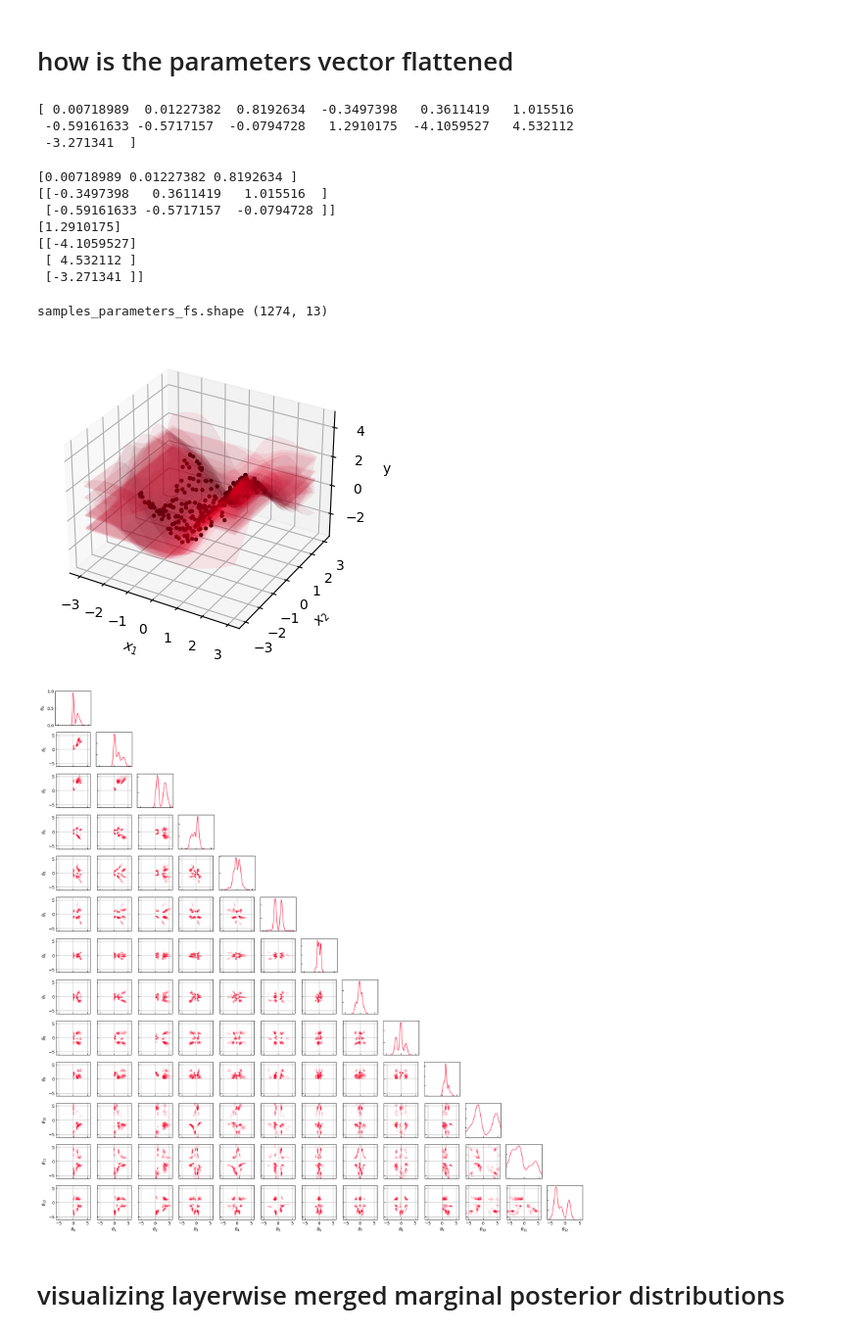
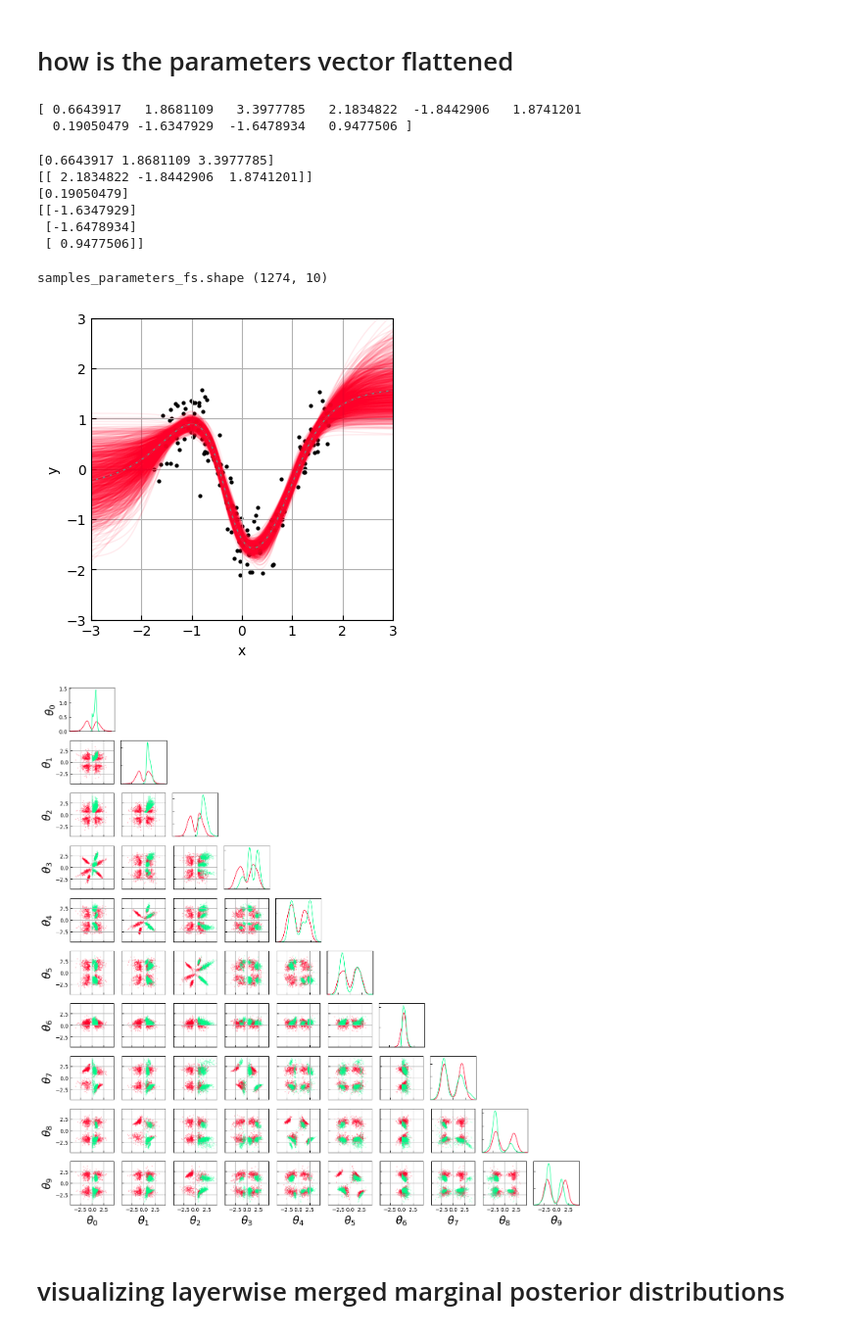
Before and after one commit to jgwiese/mcmc_bnn_symmetry, a Jupyter notebook: notebooks/01_sampling/evaluation.ipynb, the cells around one changed output. Shown: that part at 98% size. Cells and saved outputs as stored; diff of their text form; code cells hidden in the pictures.

```diff
--- a/notebooks/01_sampling/evaluation.ipynb
+++ b/notebooks/01_sampling/evaluation.ipynb
@@ -18,9 +18,15 @@ import global_settings
 
 # constrained
 result = results.ResultSample.load_from_file(
-    #"/home/gw/data/experiments/master_thesis/results_fixed/e0518d85d27f313f2d617314dcd8386b.tar.gz",
+    "/home/gw/data/experiments/master_thesis/results_fixed/e0518d85d27f313f2d617314dcd8386b.tar.gz",
     #"/home/gw/data/experiments/master_thesis/results_fixed/0b8d29190c9aeae7577197a46198a97d.tar.gz",
-    "/home/gw/data/experiments/master_thesis/results_fixed/25a6723e6c442799e19c4876bdd06f4b.tar.gz",
+    #"/home/gw/data/experiments/master_thesis/results_fixed/25a6723e6c442799e19c4876bdd06f4b.tar.gz",
+)
+
+result_gt = results.ResultSample.load_from_file(
+    "/home/gw/data/experiments/master_thesis/results/1cd0fb4d70b0c0c9bc850afe49a45128.tar.gz",
+    #"/home/gw/data/experiments/master_thesis/results/cbc8fa72832a535540fd3a72274bd1df.tar.gz"
+    #"/home/gw/data/experiments/master_thesis/results/f542d3ebd37584291a4d8e9cef5b95f7.tar.gz"
 )
 
 experiment = experiments.FactoryExperiment(result.experiment_type, **{"settings": result.settings})()
@@ -31,9 +37,8 @@ normalized probabilities: [0.5665243  0.3504857  0.08298998]
 # %%
 print(result.samples["parameters"][0])
 # %% [output]
-[ 0.00718989  0.01227382  0.8192634  -0.3497398   0.3611419   1.015516
- -0.59161633 -0.5717157  -0.0794728   1.2910175  -4.1059527   4.532112
- -3.271341  ]
+[ 0.6643917   1.8681109   3.3977785   2.1834822  -1.8442906   1.8741201
+  0.19050479 -1.6347929  -1.6478934   0.9477506 ]
 # %%
 print(result.samples["params_layers_0_bias"][0])
 print(result.samples["params_layers_0_kernel"][0])
@@ -41,13 +46,12 @@ print(result.samples["params_layers_2_bias"][0])
 print(result.samples["params_layers_2_kernel"][0])
 ### --> column wise
 # %% [output]
-[0.00718989 0.01227382 0.8192634 ]
-[[-0.3497398   0.3611419   1.015516  ]
- [-0.59161633 -0.5717157  -0.0794728 ]]
-[1.2910175]
-[[-4.1059527]
- [ 4.532112 ]
- [-3.271341 ]]
+[0.6643917 1.8681109 3.3977785]
+[[ 2.1834822 -1.8442906  1.8741201]]
+[0.19050479]
+[[-1.6347929]
+ [-1.6478934]
+ [ 0.9477506]]
 # %%
 rng_key, rng_key_ = jax.random.split(jax.random.PRNGKey(0))
 samples_parameters_fs = jax.random.permutation(rng_key_, result.samples["parameters"])
@@ -72,6 +76,6 @@ figure.plot(
     std=result.samples["std"].mean()
 )
 # %% [output]
-samples_parameters_fs.shape (1274, 13)
+samples_parameters_fs.shape (1274, 10)
-[figure, old version]
+[figure, new version]
 # %%
@@ -79,21 +83,24 @@ figure._figure.savefig(os.path.join(global_settings.PATH_FIGURES, "fs_full.png")
 # %%
+import matplotlib
 rng_key, rng_key_ = jax.random.split(rng_key)
 samples_parameters_posterior = samples_parameters_fs
+samples_parameters_posterior_gt = result_gt.samples["parameters"]
 #if samples_parameters_posterior.shape[-1] > 10:
 #    samples_parameters_posterior = samples_parameters_posterior[:, jax.random.permutation(rng_key_, jnp.arange(samples_parameters_fs.shape[-1]))[:10]]
 
 figure = visualization.TriangleFigure(
     settings=settings.SettingsTriangleFigure(
         prefix=r"\theta",
         settings_scatter=settings.SettingsScatter(
-            alpha=0.1,
+            alpha=0.2,
             size=1.0
-        )
+        ),
+        label_size=20
     )
 )
 figure.plot(
-    data_list=[samples_parameters_posterior]
+    data_list=[samples_parameters_posterior_gt, samples_parameters_posterior]
 )
 # %% [output]
-[figure, old version]
+[figure, new version]
 # %%
```
Also changed, not shown: parts of 7 cells of this notebook, 15 other files.
